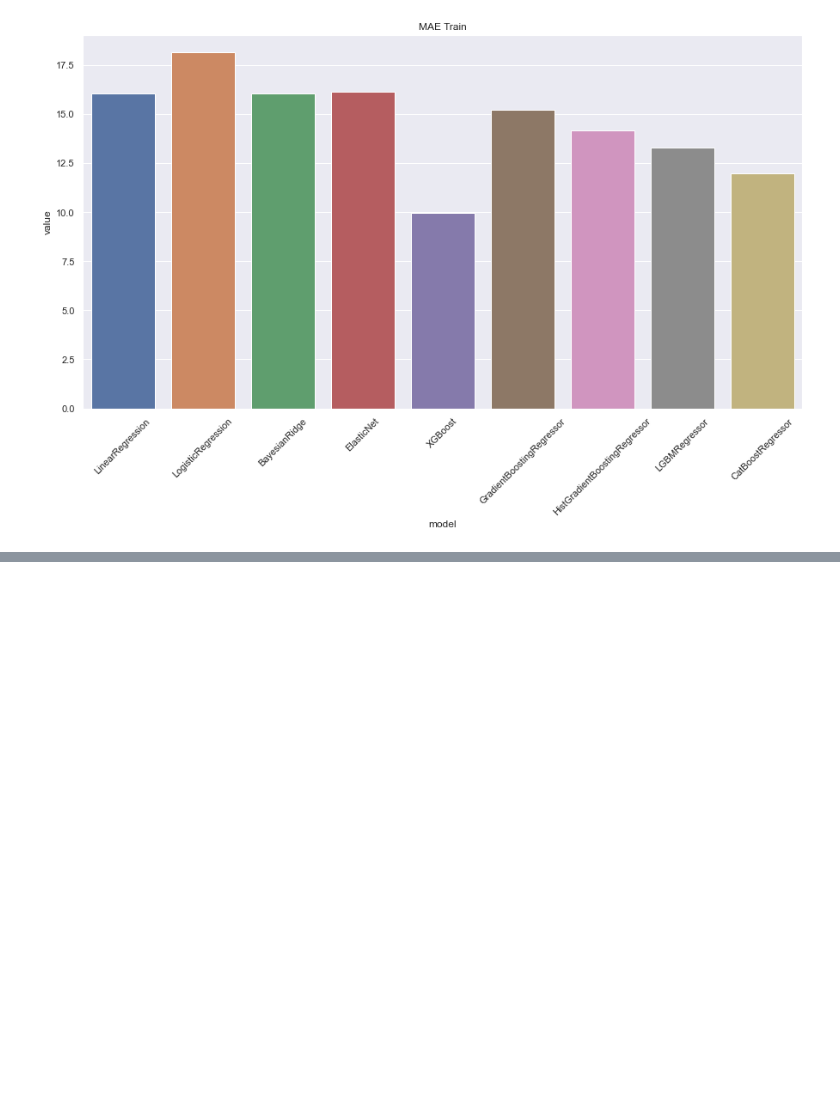
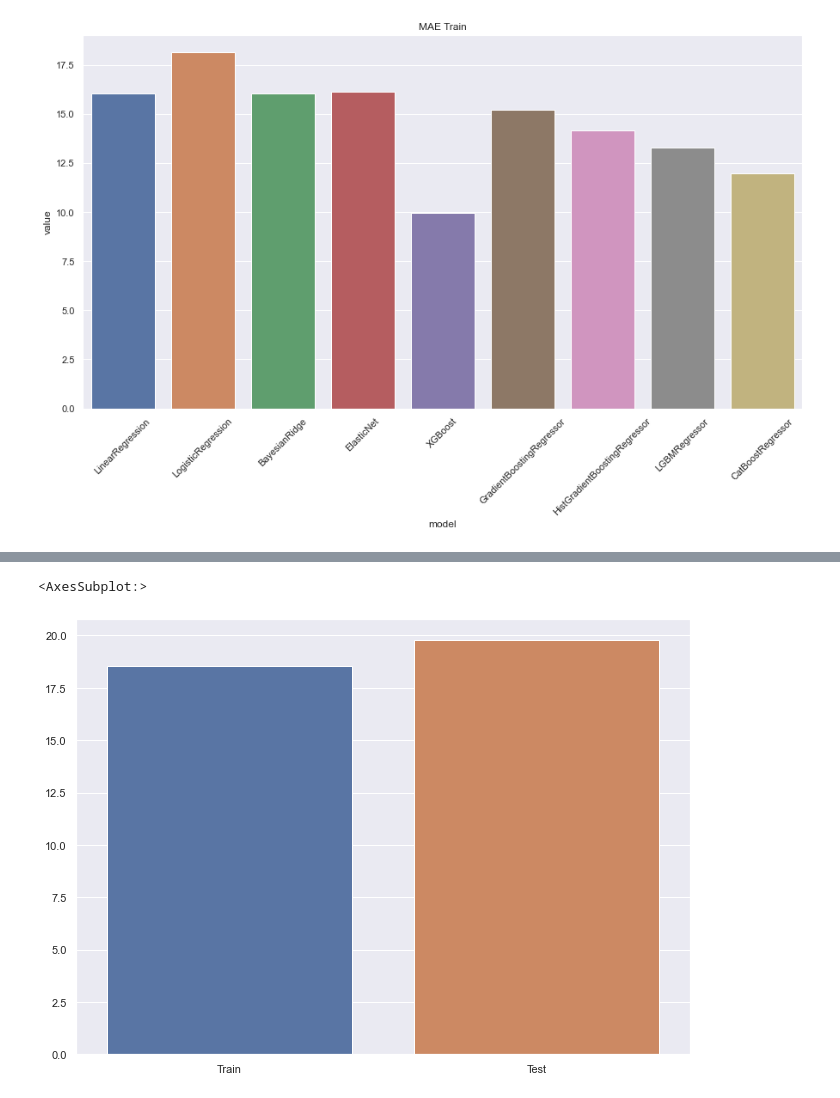
Before and after one commit to IvaStival/DataScience, a Jupyter notebook: SongsPopularity/code/SongsPopulartityModel.ipynb, the cells around one changed output, grey strips where cells are left out. Saved outputs shown, nothing was run; the diff lists cells and outputs as text; code cells hidden in the pictures; blank space fills up the shorter version.

```diff
--- a/SongsPopularity/code/SongsPopulartityModel.ipynb
+++ b/SongsPopularity/code/SongsPopulartityModel.ipynb
@@ -483,0 +604,5 @@ for i in range(len(metrics_names)):
+# %%
+model = XGBRegressor(colsample_bytree=best_hyperparams["colsample_bytree"], gamma=best_hyperparams["gamma"], max_depth=int(best_hyperparams["max_depth"]),
+                     min_child_weight = best_hyperparams["min_child_weight"], reg_alpha = best_hyperparams["reg_alpha"], reg_lambda = best_hyperparams["reg_lambda"])
+# %%
+model.fit(X_Train_std, Y_Train)
@@ -483,0 +620,12 @@ for i in range(len(metrics_names)):
+# %%
+pred_train = model.predict(X_Train_std)
+pred_test = model.predict(X_Test_std)
+# %%
+rmse_train = np.sqrt(mean_squared_error(Y_Train, pred_train))
+rmse_test = np.sqrt(mean_squared_error(Y_Test, pred_test))
+# %%
+xg_result = {"values" : [rmse_train, rmse_test], "step" : ["Train", "Test"]}
+sns.barplot(data=xg_result, x="step", y="values")
+# %% [output]
+<AxesSubplot:>
+[figure, added]
```
Also changed, not shown: parts of 15 cells of this notebook, 2 other files.
